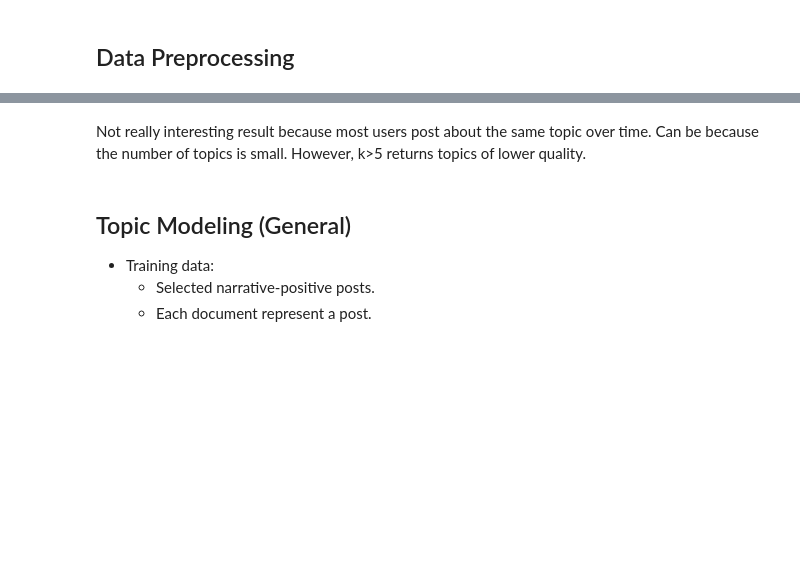
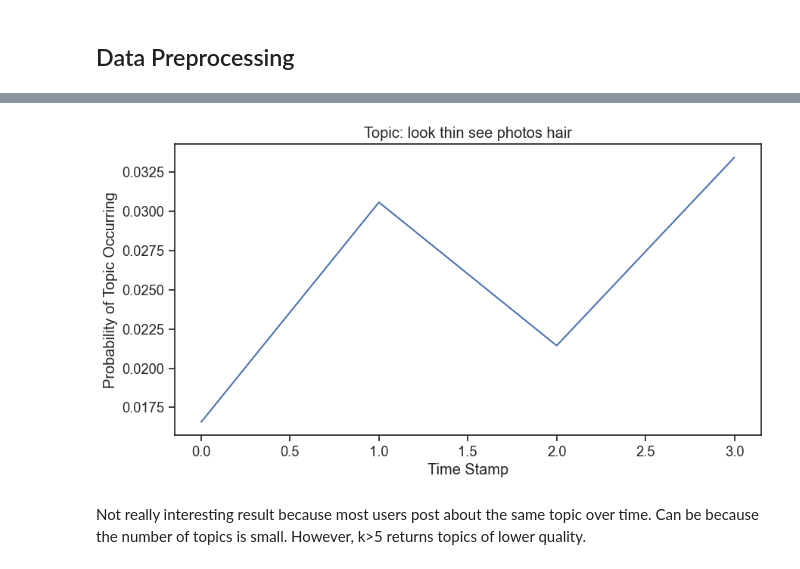
Before and after one commit to nguyentr17/cs685-narrative-analysis, a Jupyter notebook: topic-modeling/script/lmw_result.ipynb, the cells around one changed output, grey strips where cells are left out. Saved outputs shown, nothing was run; the diff lists cells and outputs as text; code cells hidden in the pictures; blank space fills up the shorter version.

```diff
--- a/topic-modeling/script/lmw_result.ipynb
+++ b/topic-modeling/script/lmw_result.ipynb
@@ -190,0 +310,9 @@ for item in ranking_pos:
+# %%
+# For each topic, get the ranking of all the documents
+ranking_doc = {}
+topic_distributions = lmw.load_topic_distributions(output_directory_path + "/mallet.topic_distributions." + str(num_topics))
+for i in range(num_topics):
+    ranking_doc[topic_label[i]] = []
+    for p, d in lmw.get_top_docs(training_data, topic_distributions, topic_index=i, n=len(training_data)):
+        ranking_doc[topic_label[i]].append(str(training_data.index(d)))
+print(ranking_doc)
@@ -190,0 +321,10 @@ for item in ranking_pos:
+# %%
+# For each topic, get its probability of appearing in each document
+ranking_topic_prob = {}
+for i in range(num_topics):
+    ranking_topic_prob[topic_label[i]] = []
+    for p, d in lmw.get_top_docs(training_data, topic_distributions, topic_index=i, n=len(training_data)):
+        ranking_topic_prob[topic_label[i]].append((str(training_data.index(d)), p))
+# Sort ranking_topic_prob by the first index of the value tuple
+ranking_topic_prob = {k: sorted(v, key=lambda x: int(x[0])) for k, v in ranking_topic_prob.items()}
+ranking_topic_prob
@@ -190,0 +349,33 @@ for item in ranking_pos:
+# %%
+# Plot the distribution of the probability of each topic over time
+# Groupings contain the indices of the sentences in each post
+# x-axis: created_utc
+# y-axis: probability of the topic occurring in the documents (averaged)
+
+# Choosing a topic ----
+topic = topic_label[7]
+
+# Get the probability of the topic occurring in each document
+topic_prob = [float(x[1]) for x in ranking_topic_prob[topic]]
+# Get the probability of the topic associated with each group
+prob_group = []
+for group in list(groupings.values()):
+    prob_group.append([topic_prob[i] for i in group])
+
+# Get the average probability of the topic occurring in each post
+time_series = {0: 0, 1: 0, 2: 0, 3: 0}
+for item in prob_group:
+    for i in range(len(item)):
+        time_series[i] += item[i]
+
+avg_prob = [time_series[i]/len(prob_group) for i in range(len(time_series))]
+
+# Plot the distribution of the topic over time
+plt.figure(figsize=(10,5))
+plt.plot(time_series.keys(), avg_prob)
+plt.xlabel("Time Stamp")
+plt.ylabel("Probability of Topic Occurring")
+plt.title("Topic: " + topic)
+plt.show()
+# %% [output]
+[figure, added]
@@ -191,7 +395,2 @@ for item in ranking_pos:
 # %% [markdown]
 Not really interesting result because most users post about the same topic over time. Can be because the number of topics is small. However, k>5 returns topics of lower quality.
-# %% [markdown]
-## Topic Modeling (General)
-- Training data:
-    + Selected narrative-positive posts.
-    + Each document represent a post.
```
Also changed, not shown: parts of 37 cells of this notebook, 6 other files.
